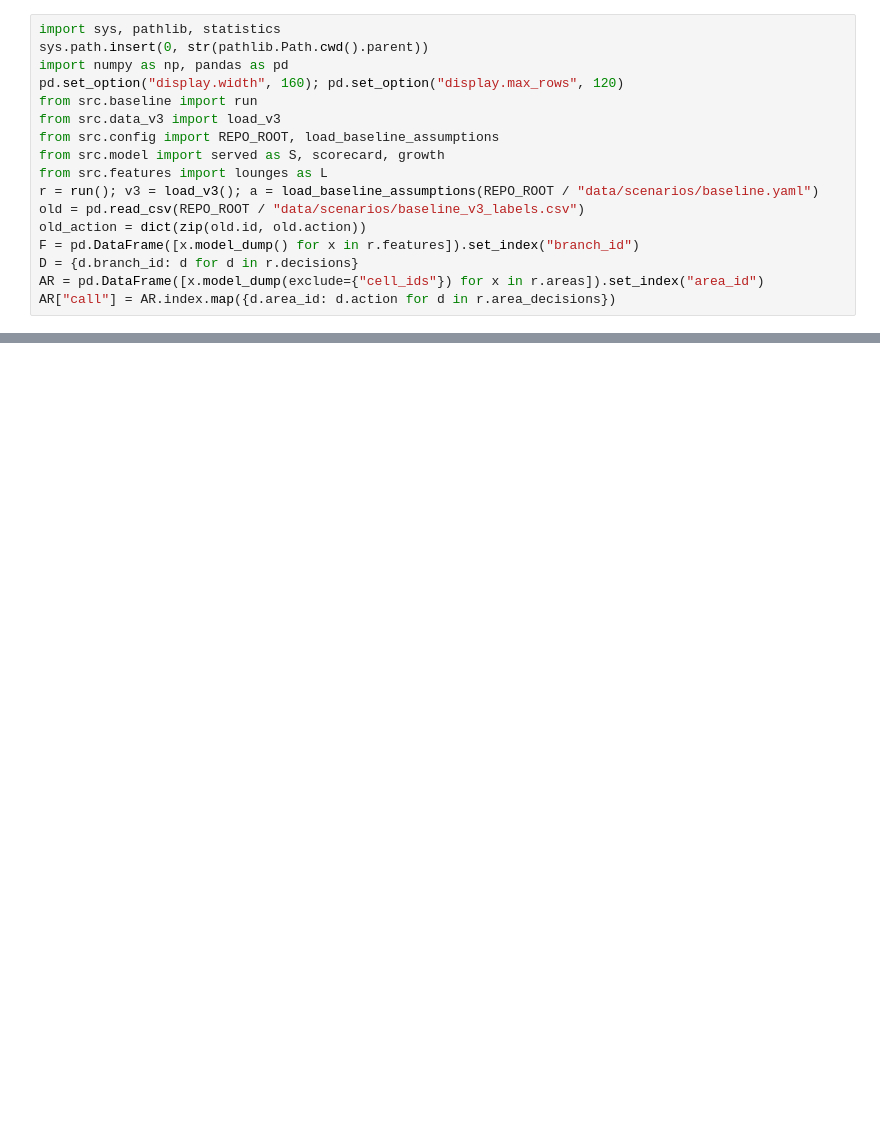
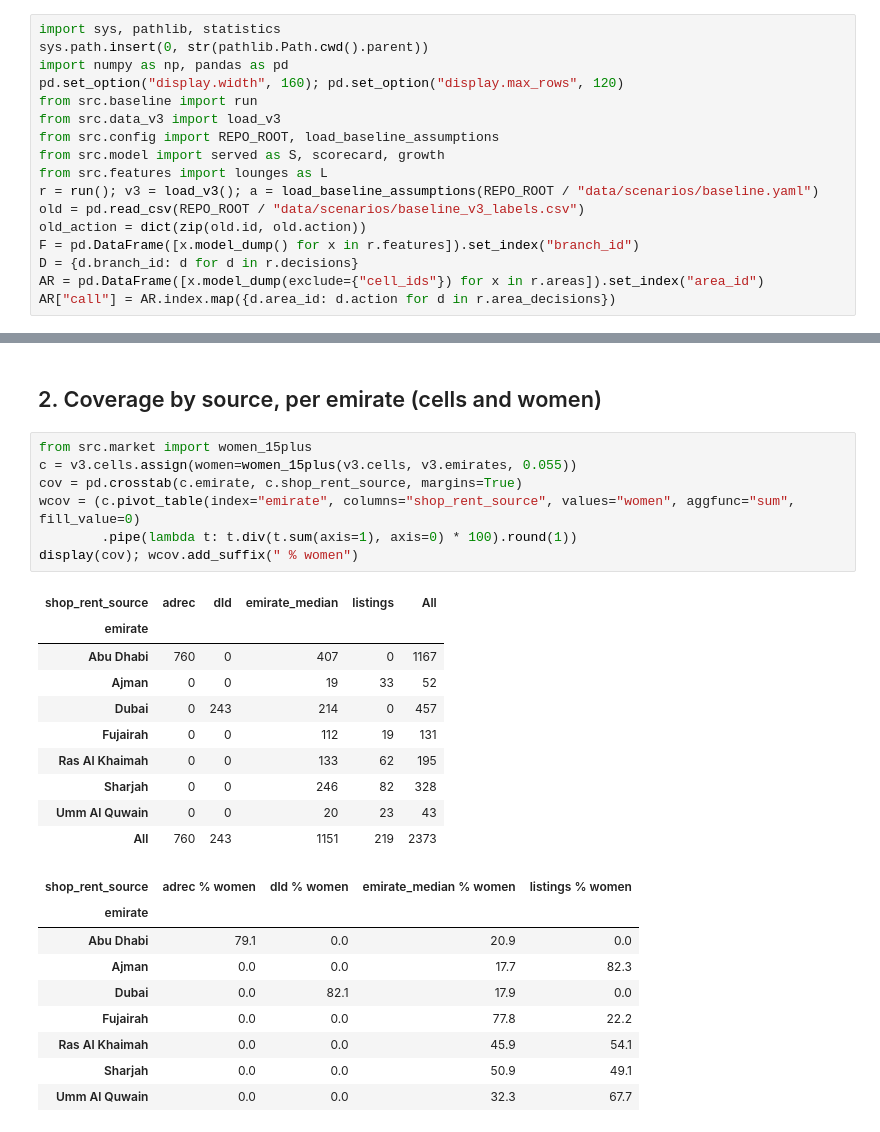
Before and after one commit to thenomadlad/2pz-ai-case-study, a Jupyter notebook: notebooks/rent.ipynb, the cells around one changed output, grey strips where cells are left out. Drawn from its saved outputs; the diff is of its cells as text; blank space fills up the shorter version.

```diff
--- a/notebooks/rent.ipynb
+++ b/notebooks/rent.ipynb
@@ -51,0 +50,29 @@ DLD areas file columns: ['area', 'contracts', 'median_rent_m2', 'lat', 'lng', 'm
+# %% [markdown]
+## 2. Coverage by source, per emirate (cells and women)
+# %%
+from src.market import women_15plus
+c = v3.cells.assign(women=women_15plus(v3.cells, v3.emirates, 0.055))
+cov = pd.crosstab(c.emirate, c.shop_rent_source, margins=True)
+wcov = (c.pivot_table(index="emirate", columns="shop_rent_source", values="women", aggfunc="sum", fill_value=0)
+        .pipe(lambda t: t.div(t.sum(axis=1), axis=0) * 100).round(1))
+display(cov); wcov.add_suffix(" % women")
+# %% [output]
+| shop_rent_source | adrec | dld | emirate_median | listings | All |
+| emirate |  |  |  |  |  |
+| Abu Dhabi | 760 | 0 | 407 | 0 | 1167 |
+| Ajman | 0 | 0 | 19 | 33 | 52 |
+| Dubai | 0 | 243 | 214 | 0 | 457 |
+| Fujairah | 0 | 0 | 112 | 19 | 131 |
+| Ras Al Khaimah | 0 | 0 | 133 | 62 | 195 |
+| Sharjah | 0 | 0 | 246 | 82 | 328 |
+| Umm Al Quwain | 0 | 0 | 20 | 23 | 43 |
+| All | 760 | 243 | 1151 | 219 | 2373 |
+| shop_rent_source | adrec % women | dld % women | emirate_median % women | listings % women |
+| emirate |  |  |  |  |
+| Abu Dhabi | 79.1 | 0.0 | 20.9 | 0.0 |
+| Ajman | 0.0 | 0.0 | 17.7 | 82.3 |
+| Dubai | 0.0 | 82.1 | 17.9 | 0.0 |
+| Fujairah | 0.0 | 0.0 | 77.8 | 22.2 |
+| Ras Al Khaimah | 0.0 | 0.0 | 45.9 | 54.1 |
+| Sharjah | 0.0 | 0.0 | 50.9 | 49.1 |
+| Umm Al Quwain | 0.0 | 0.0 | 32.3 | 67.7 |
```
Also changed, not shown: parts of 24 cells of this notebook, 12 other files.
